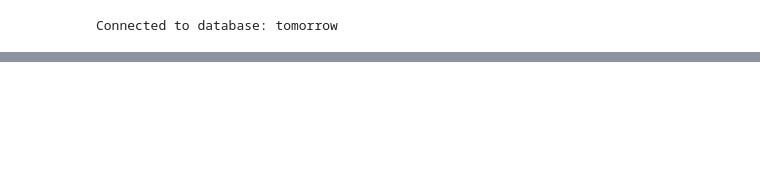
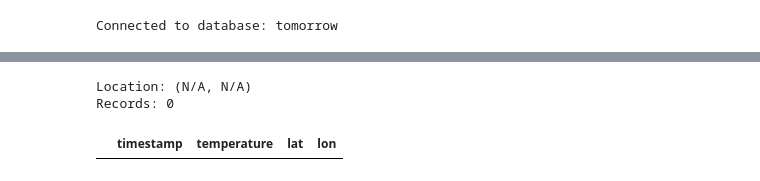
Before and after one commit to irensaltali/amperon-take-home, a Jupyter notebook: analysis.ipynb, the cells around one changed output, grey strips where cells are left out. Cells and saved outputs as stored; diff of their text form; code cells hidden in the pictures; blank space fills up the shorter version.

```diff
--- a/analysis.ipynb
+++ b/analysis.ipynb
@@ -151,33 +88,32 @@ NameError: name 'plt' is not defined
 # %%
-# Select a location for time series analysis
-location_id = 1  # Change to analyze different locations
+# Select location (change location_id to view different locations)
+location_id = 1
 
-# Get time series data (last 7 days to next 5 days)
-start_time = datetime.now() - timedelta(days=7)
+# Time range: -1 day to +5 days
+start_time = datetime.now() - timedelta(days=1)
 end_time = datetime.now() + timedelta(days=5)
 
 time_series_query = """
 SELECT
-    timestamp,
-    temperature,
-    wind_speed,
-    humidity,
-    pressure_sea_level
-FROM weather_data
-WHERE location_id = %(location_id)s
-  AND data_granularity = 'hourly'
-  AND timestamp BETWEEN %(start)s AND %(end)s
-ORDER BY timestamp
+    w.timestamp,
+    w.temperature,
+    l.lat,
+    l.lon
+FROM weather_data w
+JOIN locations l ON w.location_id = l.id
+WHERE w.location_id = %(location_id)s
+  AND w.data_granularity = 'hourly'
+  AND w.timestamp BETWEEN %(start)s AND %(end)s
+ORDER BY w.timestamp
 """
 
-time_series_df = pd.read_sql(
-    time_series_query,
-    engine,
-    params={'location_id': location_id, 'start': start_time, 'end': end_time}
-)
-time_series_df['timestamp'] = pd.to_datetime(time_series_df['timestamp'])
+ts_df = pd.read_sql(time_series_query, engine, params={'location_id': location_id, 'start': start_time, 'end': end_time})
+ts_df['timestamp'] = pd.to_datetime(ts_df['timestamp'])
 
-location_name = locations_df[locations_df['id'] == location_id]['name'].iloc[0]
-print(f"Time series for: {location_name}")
-print(f"Records: {len(time_series_df)}")
-time_series_df.head()
+print(f"Location: ({ts_df['lat'].iloc[0] if len(ts_df) > 0 else 'N/A'}, {ts_df['lon'].iloc[0] if len(ts_df) > 0 else 'N/A'})")
+print(f"Records: {len(ts_df)}")
+ts_df.head()
+# %% [output]
+Location: (N/A, N/A)
+Records: 0
+|  | timestamp | temperature | lat | lon |
```
Also changed, not shown: parts of 22 cells of this notebook, 4 other files.
